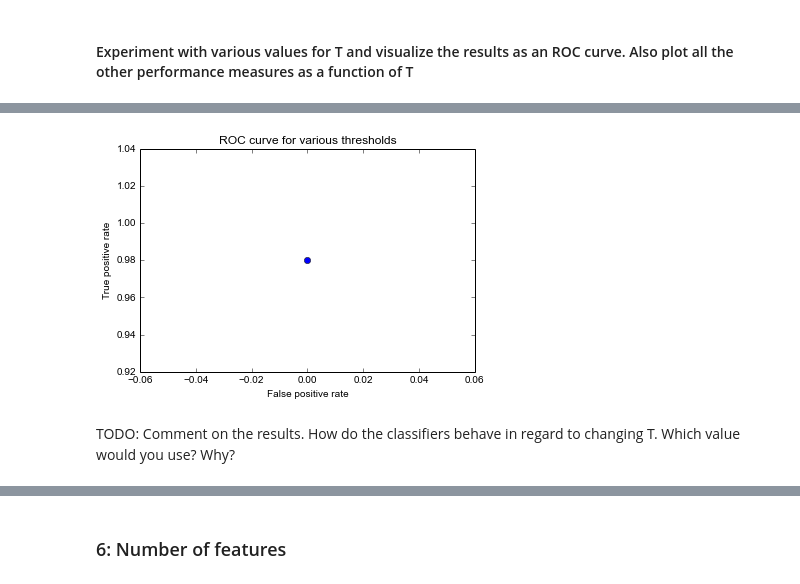
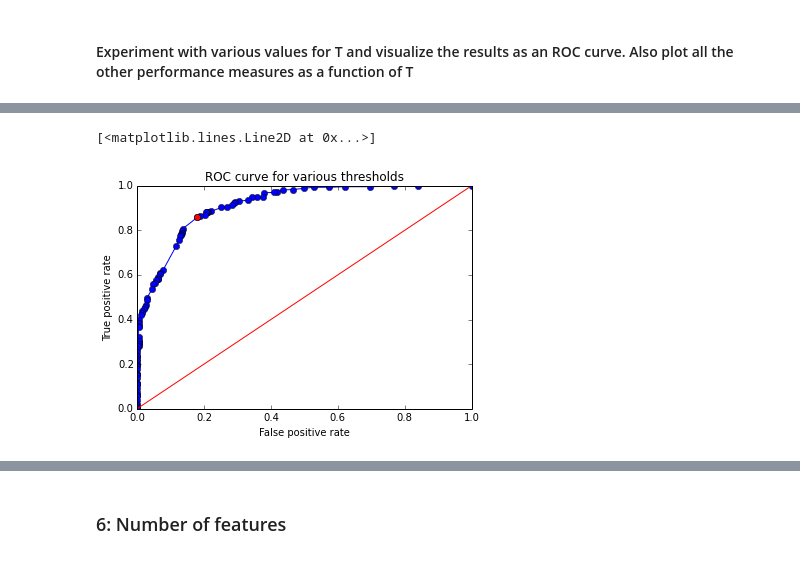
Before and after one commit to JensMeiners/ML1, a Jupyter notebook: Ex02/Sheet02_Implementation_new.ipynb, the cells around one changed output, grey strips where cells are left out. Drawn from its saved outputs; the diff is of its cells as text; code cells hidden in the pictures.

```diff
--- a/Ex02/Sheet02_Implementation_new.ipynb
+++ b/Ex02/Sheet02_Implementation_new.ipynb
@@ -156,20 +156,20 @@ def posterioirs(prior_ham, prior_spam, likelihood_ham, likelihood_spam):
 def classify(trainingHam, trainingSpam, testHam, testSpam, T=0.5, m=50,size_ham=7000,size_spam=3000):
     # The result should consist of two vectors of length len(testHam) and len(testSpam) containing 0 for ham and 1 for spam
     # Please keep this in mind (ham = 0, spam = 1).
-    prior_ham = len(testHam)
+    prior_ham = size_ham / ( size_ham + size_spam )
     prior_spam = 1-prior_ham
     labels_ham = np.zeros(testHam.shape[1]) # Write the labels for testHam here
     labels_spam = np.zeros(testSpam.shape[1]) # Write the labels for testSpam here
     for i in range(0,testHam.shape[1]):
         likelihood_ham,likelihood_spam=compute_likelihoods(m,trainingHam,trainingSpam, testHam, i)
-        print "likelihoods HAM " + str(likelihood_ham) + " -- " + str(likelihood_spam)
+        #print "likelihoods HAM " + str(likelihood_ham) + " -- " + str(likelihood_spam)
         #TODO: Determine the posteriors and classify the message
         p_ham,p_spam = posterioirs(prior_ham, prior_spam, likelihood_ham, likelihood_spam)
         if p_spam > T:
             labels_ham[i]=1
     for i in range(0,testSpam.shape[1]):
         likelihood_ham,likelihood_spam=compute_likelihoods(m,trainingHam,trainingSpam, testSpam, i)
-        print "likelihoods SPAM " + str(likelihood_ham) + str(likelihood_spam)
+        #print "likelihoods SPAM " + str(likelihood_ham) + str(likelihood_spam)
         #TODO: Determine the posteriors and classify the message
         p_ham,p_spam = posterioirs(prior_ham, prior_spam, likelihood_ham, likelihood_spam)
         if p_spam > T:
@@ -199,7 +199,7 @@ def performance_measures(labels_ham,labels_spam):
             rp = rp + 1
 
     sensitivity = rp / (rp + fn)
-    #specificity = rn / (rn + fp)
+    specificity = rn / (rn + fp)
     if (rp + fp) == 0:
         accuracy = 0
     else:
@@ -218,15 +218,20 @@ trainingSpam= np.load('spamTraining.npy')
 trainingHam= np.load('hamTraining.npy')
 testSpam= np.load('spamTest.npy')
 testHam = np.load('hamTest.npy')
-print "HAM"
-print testHam.shape
-print "SPAM"
-print testSpam.shape
+#print "HAM"
+#print testHam.shape
+#print "SPAM"
+#print testSpam.shape
 
 # TODO: Vary T, plot results ( subplots )
-T = np.arange(0,1,0.5)
-T = [0.5]
-print T
+T = np.arange(0,1,0.01)
+#T = [0.5]
+print "please wait"
+sens = []
+spec = []
+diag = [0,1]
+
+
 fig, axes = plt.subplots()
 axes.set_xlabel('False positive rate')
 axes.set_ylabel('True positive rate')
@@ -234,9 +239,21 @@ axes.set_title('ROC curve for various thresholds');
 
 for i in T:
     labels_ham, labels_spam = classify(trainingHam,trainingSpam,testHam,testSpam,i)
-    print "i: "+str(i)
-    print "ham: "+str(np.mean(labels_ham))
-    print "spam: "+str(np.mean(labels_spam))
     accuracy, sensitivity, specificity, F1 = performance_measures(labels_ham,labels_spam)
-    axes.plot(specificity, sensitivity, 'o')
+
+    print "i: "+str(i),
+    print "youden: " + str(sensitivity + specificity - 1),
+    print "ham: "+str(np.mean(labels_ham)),
+    print "spam: "+str(np.mean(labels_spam)),
+    print "#",
+    print "sens " + str(sensitivity),
+    print "spec " + str(1-specificity),
+    print "acc " + str(accuracy),
+    print "F1 " + str(F1)
+    sens.append(sensitivity)
+    spec.append(1-specificity)
+
+axes.plot(spec,sens, 'bo-')
+axes.plot(diag,diag, '-r')
+axes.plot(0.18,0.8575, 'ro')
 # %% [output]
@@ -260,3 +277,2 @@ spam: 0.98
+[<matplotlib.lines.Line2D at 0x...>]
-[figure, old version]
+[figure, new version]
-# %% [markdown]
-TODO: Comment on the results. How do the classifiers behave in regard to changing T. Which value would you use? Why?
```
Also changed, not shown: parts of 6 cells of this notebook, 4 other files.
